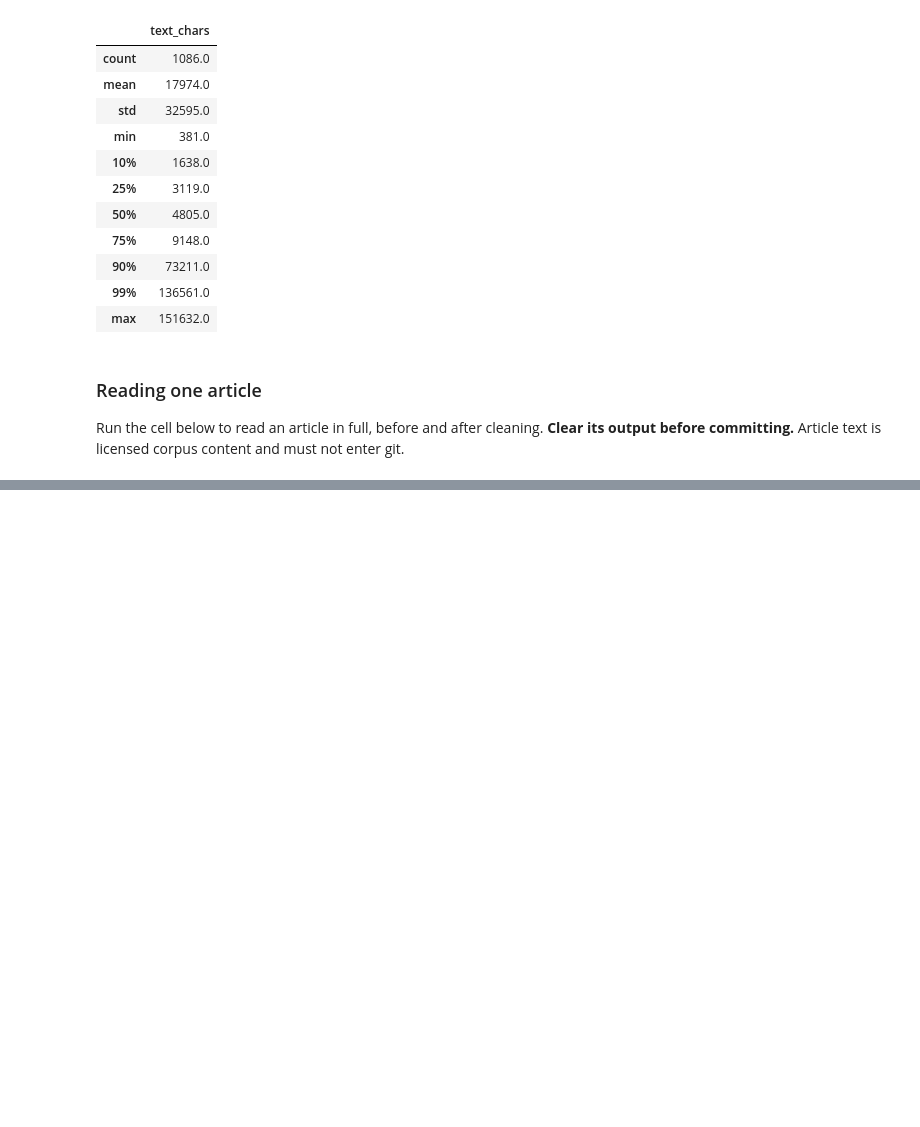
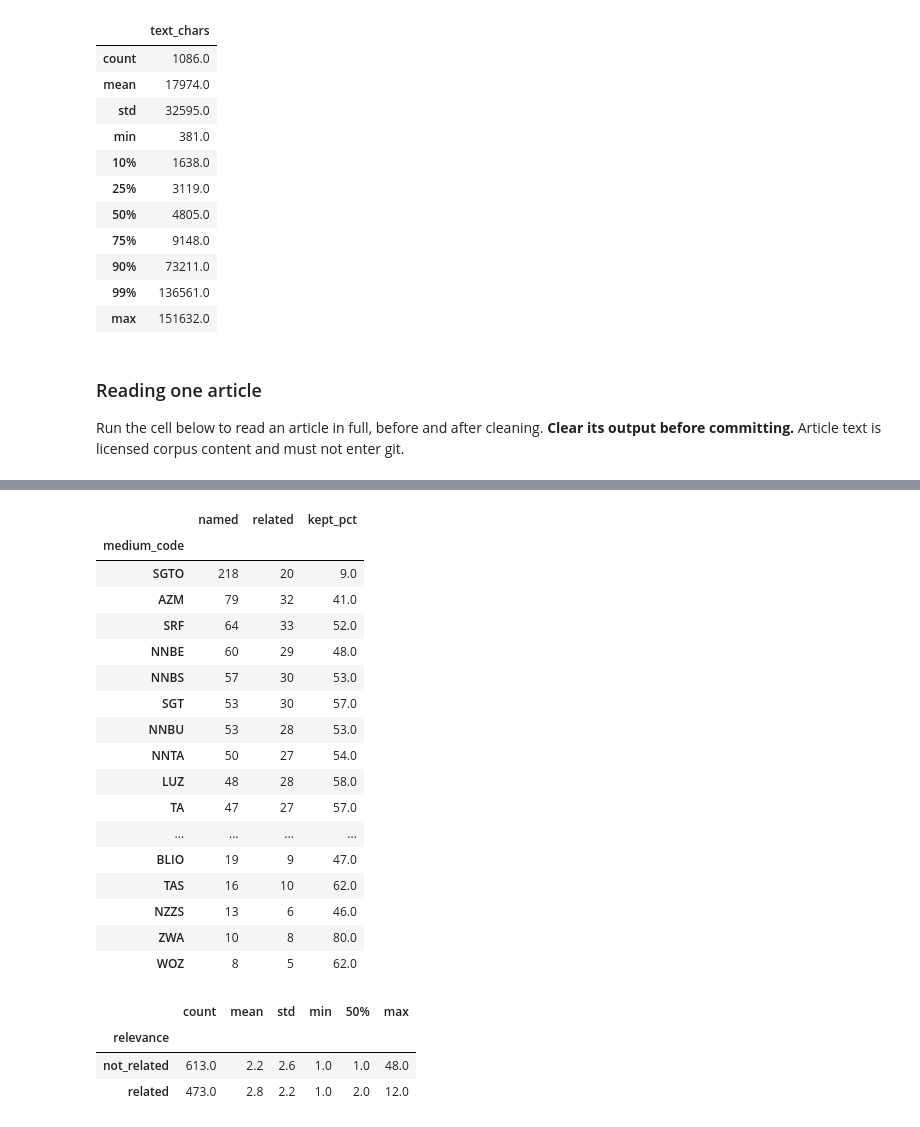
Before and after one commit to RasanYo/political-graph-rag, a Jupyter notebook: notebooks/02_explore_ner_de.ipynb, the cells around one changed output, grey strips where cells are left out. Drawn from its saved outputs; the diff is of its cells as text; code cells hidden in the pictures; blank space fills up the shorter version.

```diff
--- a/notebooks/02_explore_ner_de.ipynb
+++ b/notebooks/02_explore_ner_de.ipynb
@@ -320,0 +438,17 @@ show(article_id)
+# %%
+already = len(load_labels())
+failures = await label_missing(vote)
+labels = load_labels()
+
+print(f"prompt {PROMPT_SHA}: {already} labels cached, {len(labels) - already} new, {len(failures)} failed")
+for failure in failures:
+    print("  ", failure)
+
+used_in = sum(r["input_tokens"] for r in labels.values())
+used_out = sum(r["output_tokens"] for r in labels.values())
+print(f"tokens for all {len(labels)} labels: {used_in:,} in, {used_out:,} out "
+      f"≈ ${used_in / 1e6 * 0.10 + used_out / 1e6 * 0.50:.2f} at Haiku 5.5 list price")
+
+vote["relevance"] = vote["id"].map({i: r["label"] for i, r in labels.items()})
+assert vote["relevance"].notna().all(), f"{vote['relevance'].isna().sum()} articles have no label"
+vote["relevance"].value_counts().to_frame()
@@ -320,0 +462,31 @@ show(article_id)
+# %%
+(vote.groupby("medium_code")
+     .agg(named=("id", "size"), related=("relevance", lambda s: (s == "related").sum()))
+     .assign(kept_pct=lambda t: (100 * t.related / t.named).round(0))
+     .sort_values("named", ascending=False))
+# %% [output]
+|  | named | related | kept_pct |
+| medium_code |  |  |  |
+| SGTO | 218 | 20 | 9.0 |
+| AZM | 79 | 32 | 41.0 |
+| SRF | 64 | 33 | 52.0 |
+| NNBE | 60 | 29 | 48.0 |
+| NNBS | 57 | 30 | 53.0 |
+| SGT | 53 | 30 | 57.0 |
+| NNBU | 53 | 28 | 53.0 |
+| NNTA | 50 | 27 | 54.0 |
+| LUZ | 48 | 28 | 58.0 |
+| TA | 47 | 27 | 57.0 |
+| ... | ... | ... | ... |
+| BLIO | 19 | 9 | 47.0 |
+| TAS | 16 | 10 | 62.0 |
+| NZZS | 13 | 6 | 46.0 |
+| ZWA | 10 | 8 | 80.0 |
+| WOZ | 8 | 5 | 62.0 |
+# %%
+vote.groupby("relevance")["n_vote_mentions"].describe(percentiles=[.5]).round(1)
+# %% [output]
+|  | count | mean | std | min | 50% | max |
+| relevance |  |  |  |  |  |  |
+| not_related | 613.0 | 2.2 | 2.6 | 1.0 | 1.0 | 48.0 |
+| related | 473.0 | 2.8 | 2.2 | 1.0 | 2.0 | 12.0 |
```
Also changed, not shown: parts of 6 cells of this notebook, 3 other files.
